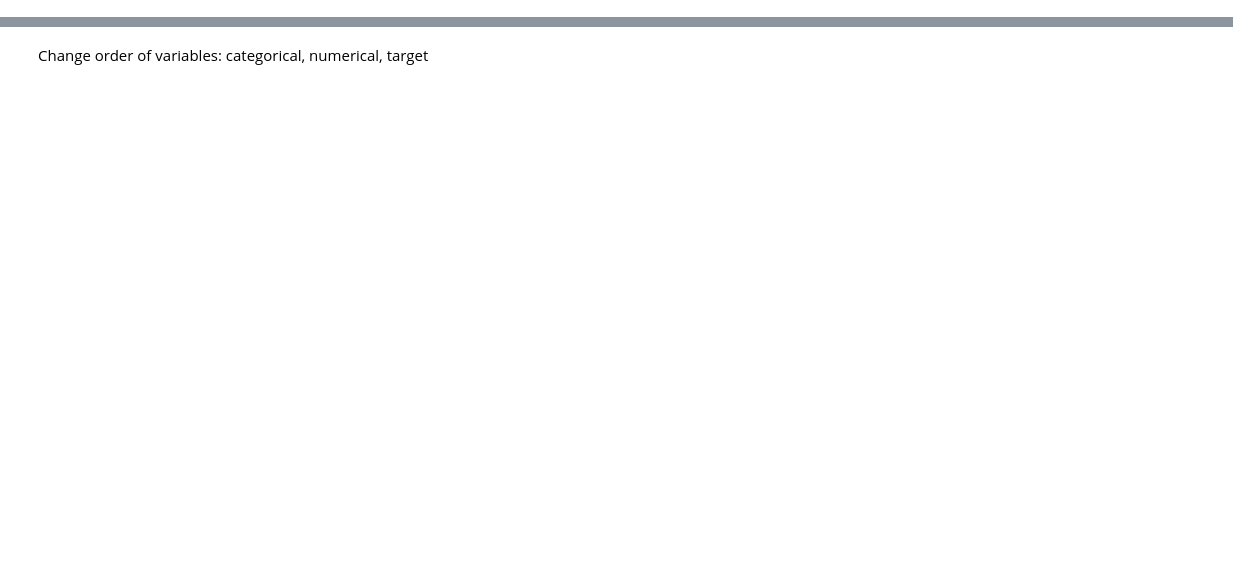
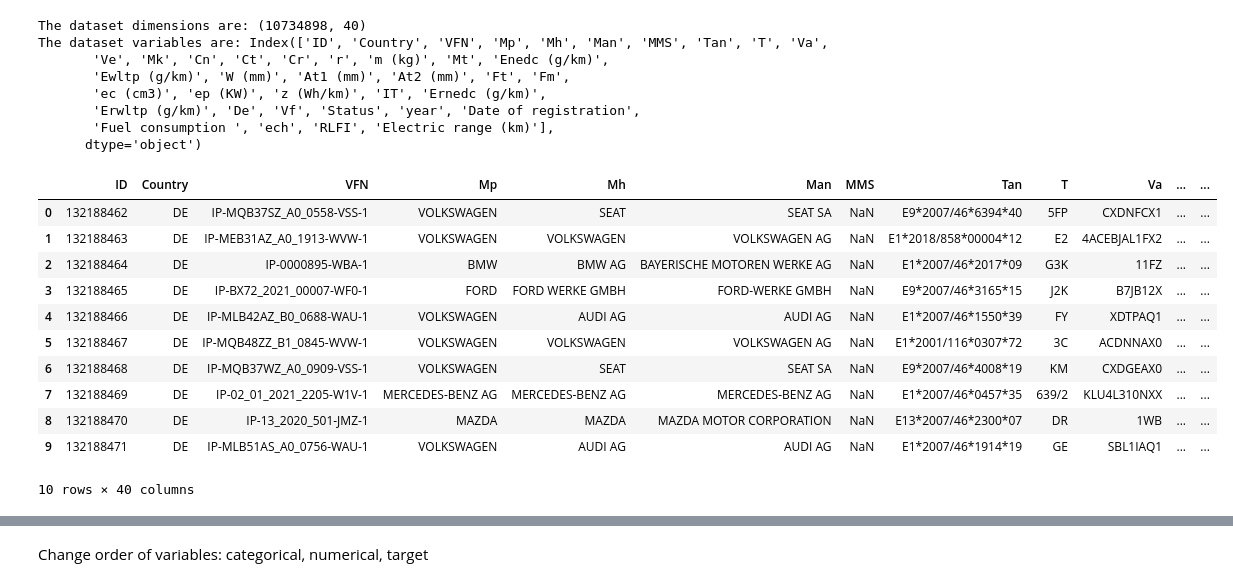
Before and after one commit to leonellb/car-co2-prediction, a Jupyter notebook: notebooks/data_base_file_generator.ipynb, the cells around one changed output, grey strips where cells are left out. Saved outputs shown, nothing was run; the diff lists cells and outputs as text; code cells hidden in the pictures; blank space fills up the shorter version.

```diff
--- a/notebooks/data_base_file_generator.ipynb
+++ b/notebooks/data_base_file_generator.ipynb
@@ -62,0 +65,31 @@ df = df[columns_to_analyse].rename(columns=col_rename_dict)
+# %%
+# 2. imports and displays the information of the initial dataframe
+
+df = pd.read_csv("C:/Users/leone/Project/CO2_passenger_cars_2023.csv", sep = ",")
+
+print("The dataset dimensions are:", df.shape)
+
+print("The dataset variables are:", df.columns)
+
+df.head(10)
+# %% [output]
+The dataset dimensions are: (10734898, 40)
+The dataset variables are: Index(['ID', 'Country', 'VFN', 'Mp', 'Mh', 'Man', 'MMS', 'Tan', 'T', 'Va',
+       'Ve', 'Mk', 'Cn', 'Ct', 'Cr', 'r', 'm (kg)', 'Mt', 'Enedc (g/km)',
+       'Ewltp (g/km)', 'W (mm)', 'At1 (mm)', 'At2 (mm)', 'Ft', 'Fm',
+       'ec (cm3)', 'ep (KW)', 'z (Wh/km)', 'IT', 'Ernedc (g/km)',
+       'Erwltp (g/km)', 'De', 'Vf', 'Status', 'year', 'Date of registration',
+       'Fuel consumption ', 'ech', 'RLFI', 'Electric range (km)'],
+      dtype='object')
+|  | ID | Country | VFN | Mp | Mh | Man | MMS | Tan | T | Va | ... | ... |
+| 0 | 132188462 | DE | IP-MQB37SZ_A0_0558-VSS-1 | VOLKSWAGEN | SEAT | SEAT SA | NaN | E9*2007/46*6394*40 | 5FP | CXDNFCX1 | ... | ... |
+| 1 | 132188463 | DE | IP-MEB31AZ_A0_1913-WVW-1 | VOLKSWAGEN | VOLKSWAGEN | VOLKSWAGEN AG | NaN | E1*2018/858*00004*12 | E2 | 4ACEBJAL1FX2 | ... | ... |
+| 2 | 132188464 | DE | IP-0000895-WBA-1 | BMW | BMW AG | BAYERISCHE MOTOREN WERKE AG | NaN | E1*2007/46*2017*09 | G3K | 11FZ | ... | ... |
+| 3 | 132188465 | DE | IP-BX72_2021_00007-WF0-1 | FORD | FORD WERKE GMBH | FORD-WERKE GMBH | NaN | E9*2007/46*3165*15 | J2K | B7JB12X | ... | ... |
+| 4 | 132188466 | DE | IP-MLB42AZ_B0_0688-WAU-1 | VOLKSWAGEN | AUDI AG | AUDI AG | NaN | E1*2007/46*1550*39 | FY | XDTPAQ1 | ... | ... |
+| 5 | 132188467 | DE | IP-MQB48ZZ_B1_0845-WVW-1 | VOLKSWAGEN | VOLKSWAGEN | VOLKSWAGEN AG | NaN | E1*2001/116*0307*72 | 3C | ACDNNAX0 | ... | ... |
+| 6 | 132188468 | DE | IP-MQB37WZ_A0_0909-VSS-1 | VOLKSWAGEN | SEAT | SEAT SA | NaN | E9*2007/46*4008*19 | KM | CXDGEAX0 | ... | ... |
+| 7 | 132188469 | DE | IP-02_01_2021_2205-W1V-1 | MERCEDES-BENZ AG | MERCEDES-BENZ AG | MERCEDES-BENZ AG | NaN | E1*2007/46*0457*35 | 639/2 | KLU4L310NXX | ... | ... |
+| 8 | 132188470 | DE | IP-13_2020_501-JMZ-1 | MAZDA | MAZDA | MAZDA MOTOR CORPORATION | NaN | E13*2007/46*2300*07 | DR | 1WB | ... | ... |
+| 9 | 132188471 | DE | IP-MLB51AS_A0_0756-WAU-1 | VOLKSWAGEN | AUDI AG | AUDI AG | NaN | E1*2007/46*1914*19 | GE | SBL1IAQ1 | ... | ... |
+10 rows × 40 columns
```
Also changed, not shown: parts of 29 cells of this notebook, 1 other file.
